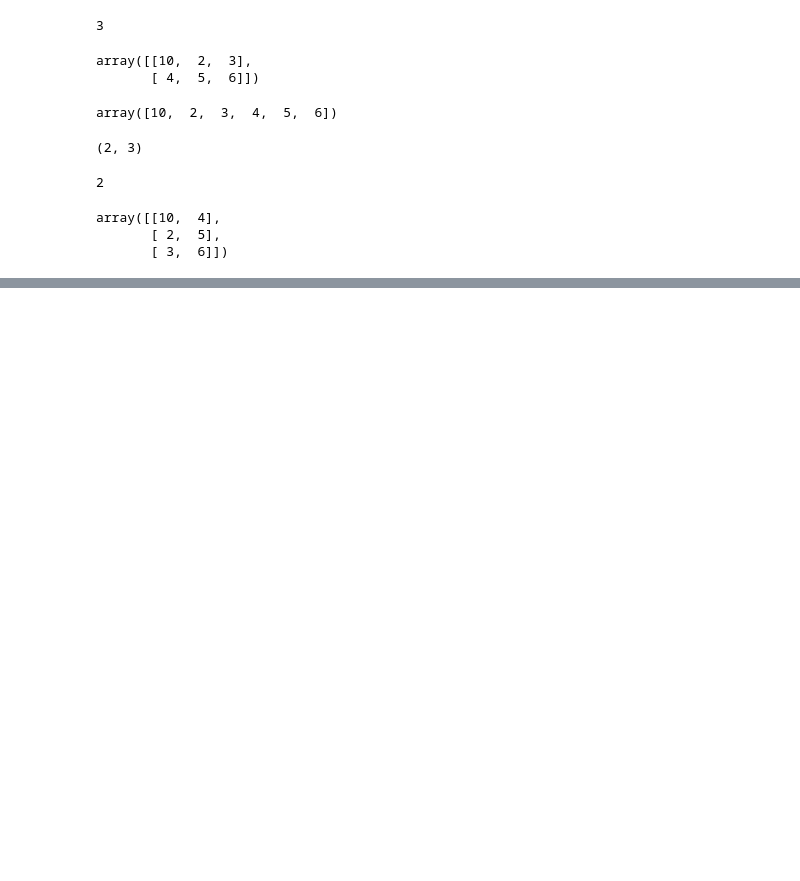
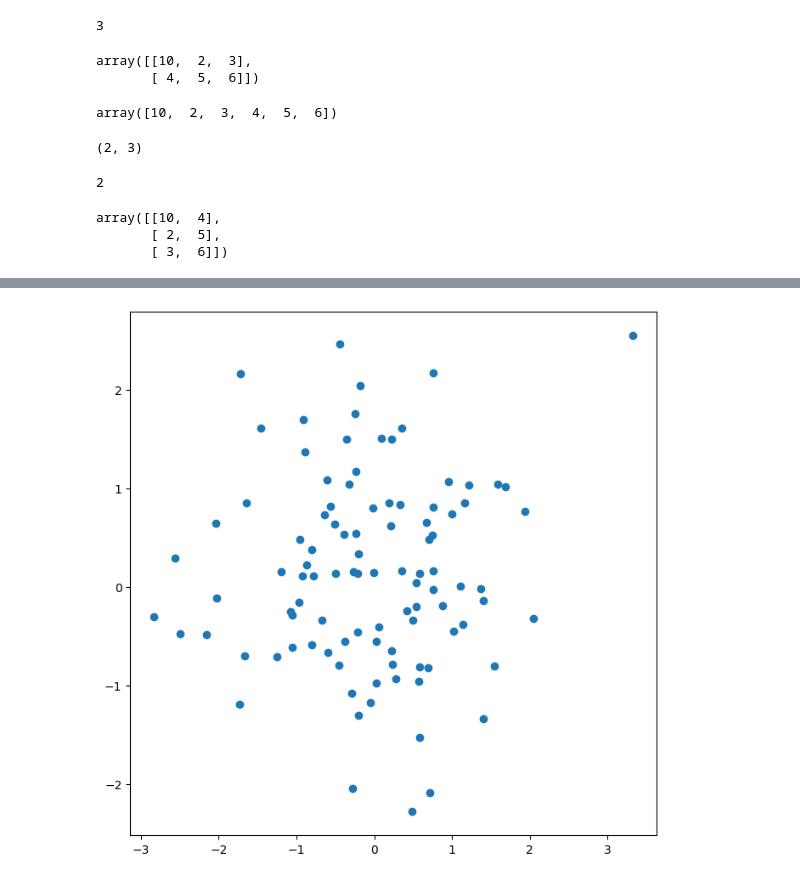
Before and after one commit to caoa0816/ISLP_labs, a Jupyter notebook: Ch02-lab.ipynb, the cells around one changed output, grey strips where cells are left out. Drawn from its saved outputs; the diff is of its cells as text; code cells hidden in the pictures; blank space fills up the shorter version.

```diff
--- a/Ch02-lab.ipynb
+++ b/Ch02-lab.ipynb
@@ -109,0 +173,5 @@ array([[10,  4],
+# %%
+fig, ax = subplots(figsize=(8, 8))
+ax.scatter(x, y, marker='o');
+# %% [output]
+[figure, added]
```
Also changed, not shown: parts of 41 cells of this notebook.
